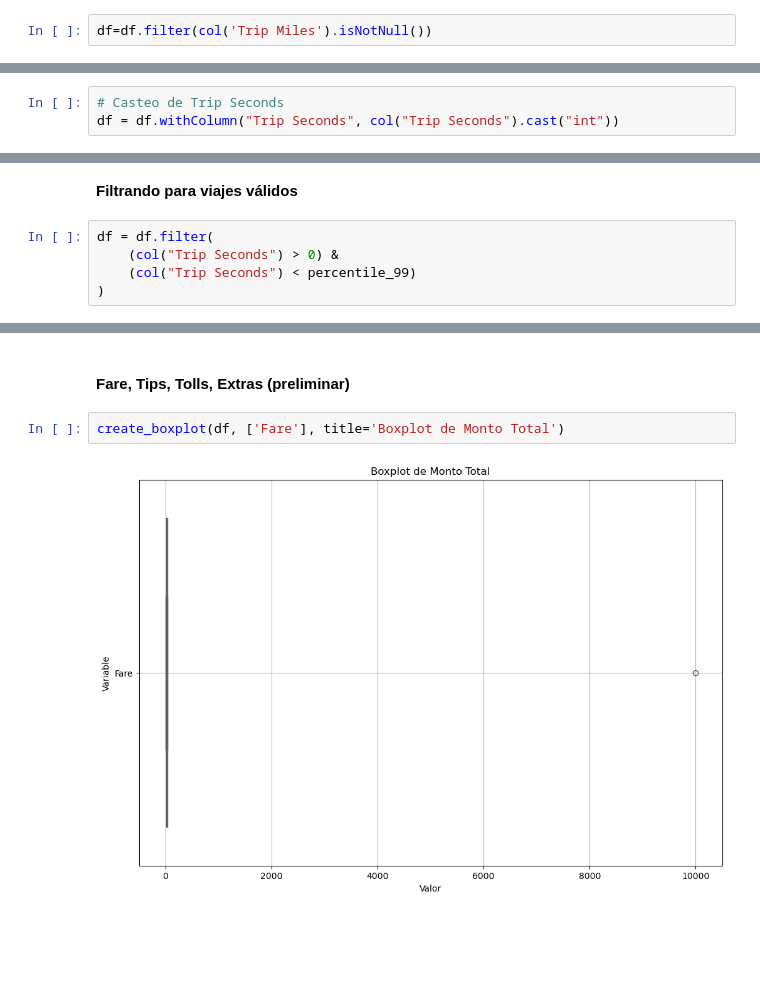
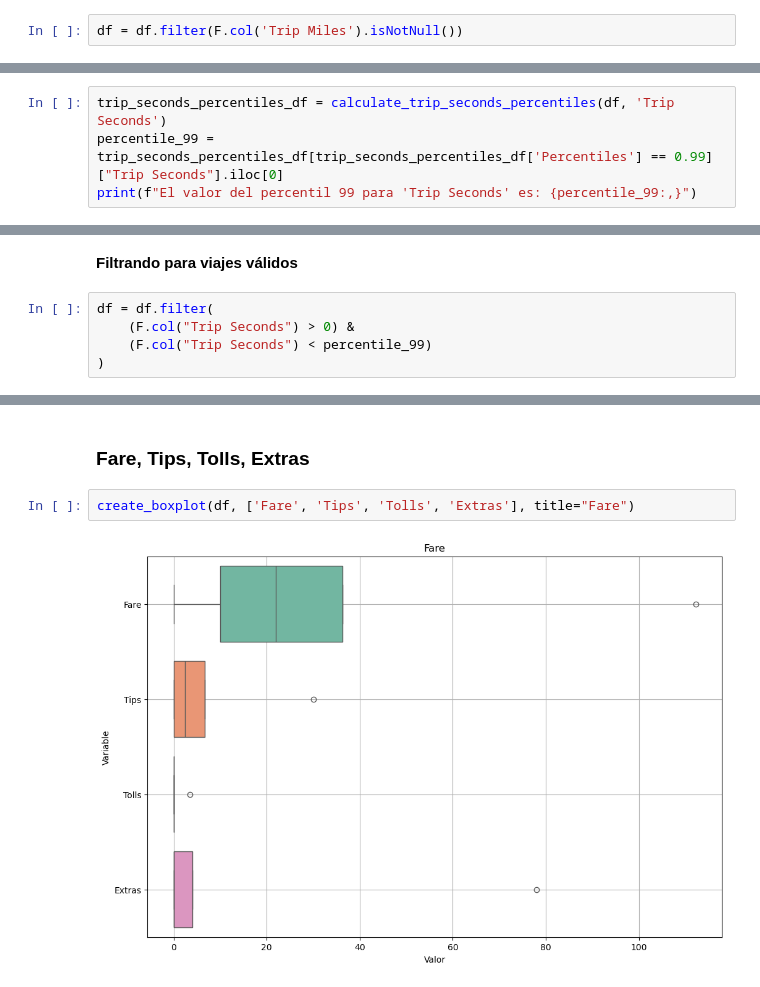
Before and after one commit to cuauhtemocbe/Taxi-GCP-Spark, a Jupyter notebook: Taxis_Trips_Prediction.ipynb, the cells around one changed output, grey strips where cells are left out. Cells and saved outputs as stored; diff of their text form; blank space fills up the shorter version.

```diff
--- a/Taxis_Trips_Prediction.ipynb
+++ b/Taxis_Trips_Prediction.ipynb
@@ -469,7 +503,7 @@ total_taxis.count()
 
 Podemos ver que afectamos solamente a 29 diferentes Taxis de un total de 3,709 Taxis que representa un 0.7651715039577837% del total de los Taxis por lo que es posible eliminar estos registros.
 # %%
-df=df.filter(col('Trip Miles').isNotNull())
+df = df.filter(F.col('Trip Miles').isNotNull())
 # %% [markdown]
 #### Missings en Coordenadas
 # %% [markdown]
@@ -820,4 +718 @@ plt.show()
-# %%
-# Casteo de Trip Seconds
-df = df.withColumn("Trip Seconds", col("Trip Seconds").cast("int"))
 # %% [markdown]
@@ -932,0 +736,4 @@ percentile_99
+# %%
+trip_seconds_percentiles_df = calculate_trip_seconds_percentiles(df, 'Trip Seconds')
+percentile_99 = trip_seconds_percentiles_df[trip_seconds_percentiles_df['Percentiles'] == 0.99]["Trip Seconds"].iloc[0]
+print(f"El valor del percentil 99 para 'Trip Seconds' es: {percentile_99:,}")
@@ -934,6 +743,6 @@ percentile_99
 **Filtrando para viajes válidos**
 # %%
 df = df.filter(
-    (col("Trip Seconds") > 0) &
-    (col("Trip Seconds") < percentile_99)
+    (F.col("Trip Seconds") > 0) &
+    (F.col("Trip Seconds") < percentile_99)
 )
@@ -1018,6 +749,6 @@ create_boxplot(df, ["Trip Seconds"], title="Boxplot de Trip Seconds")
 # %% [markdown]
-#### Fare, Tips, Tolls, Extras (preliminar)
+### Fare, Tips, Tolls, Extras
 # %%
-create_boxplot(df, ['Fare'], title='Boxplot de Monto Total')
+create_boxplot(df, ['Fare', 'Tips', 'Tolls', 'Extras'], title="Fare")
 # %% [output]
-[figure, old version]
+[figure, new version]
```
Also changed, not shown: parts of 115 cells of this notebook.
